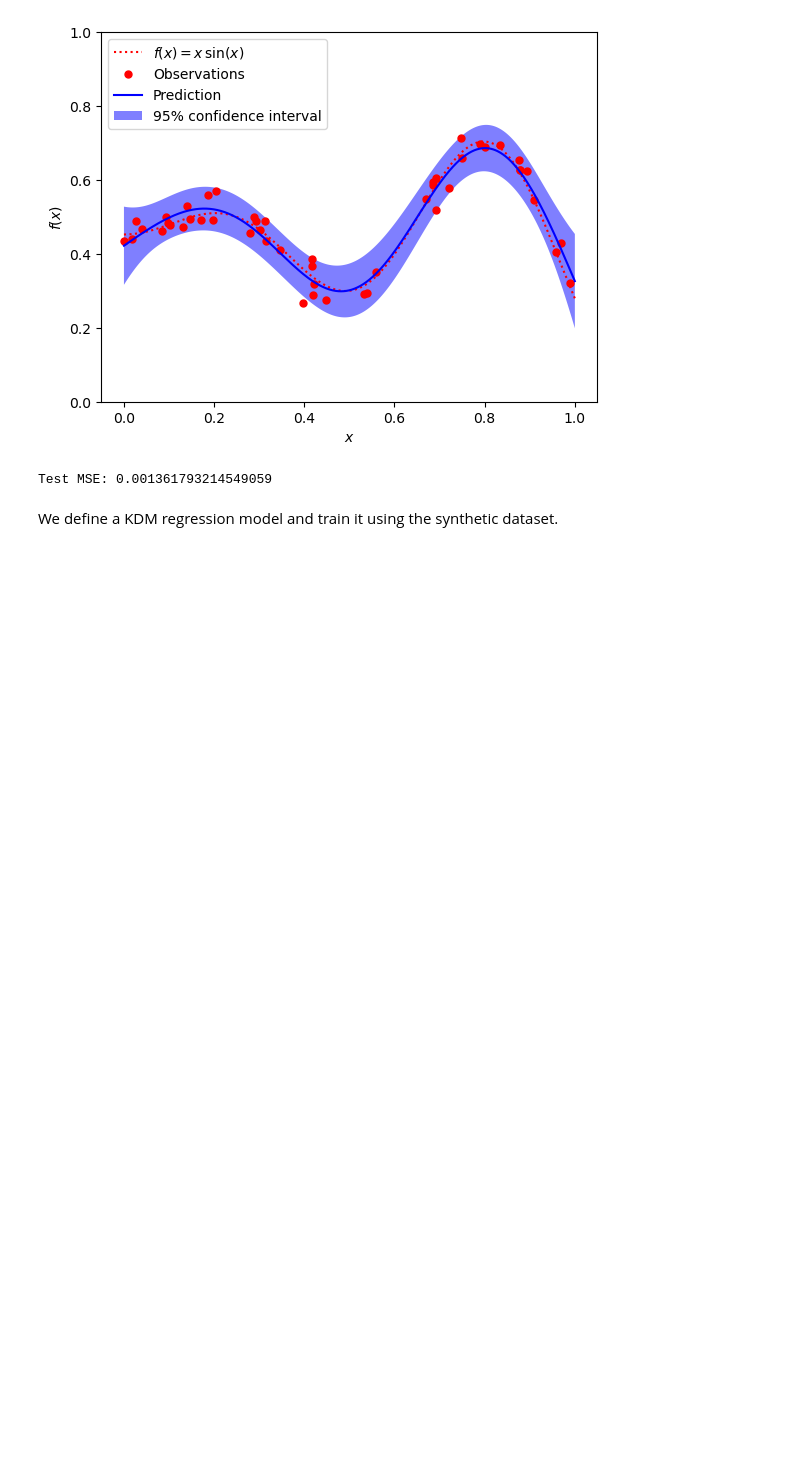
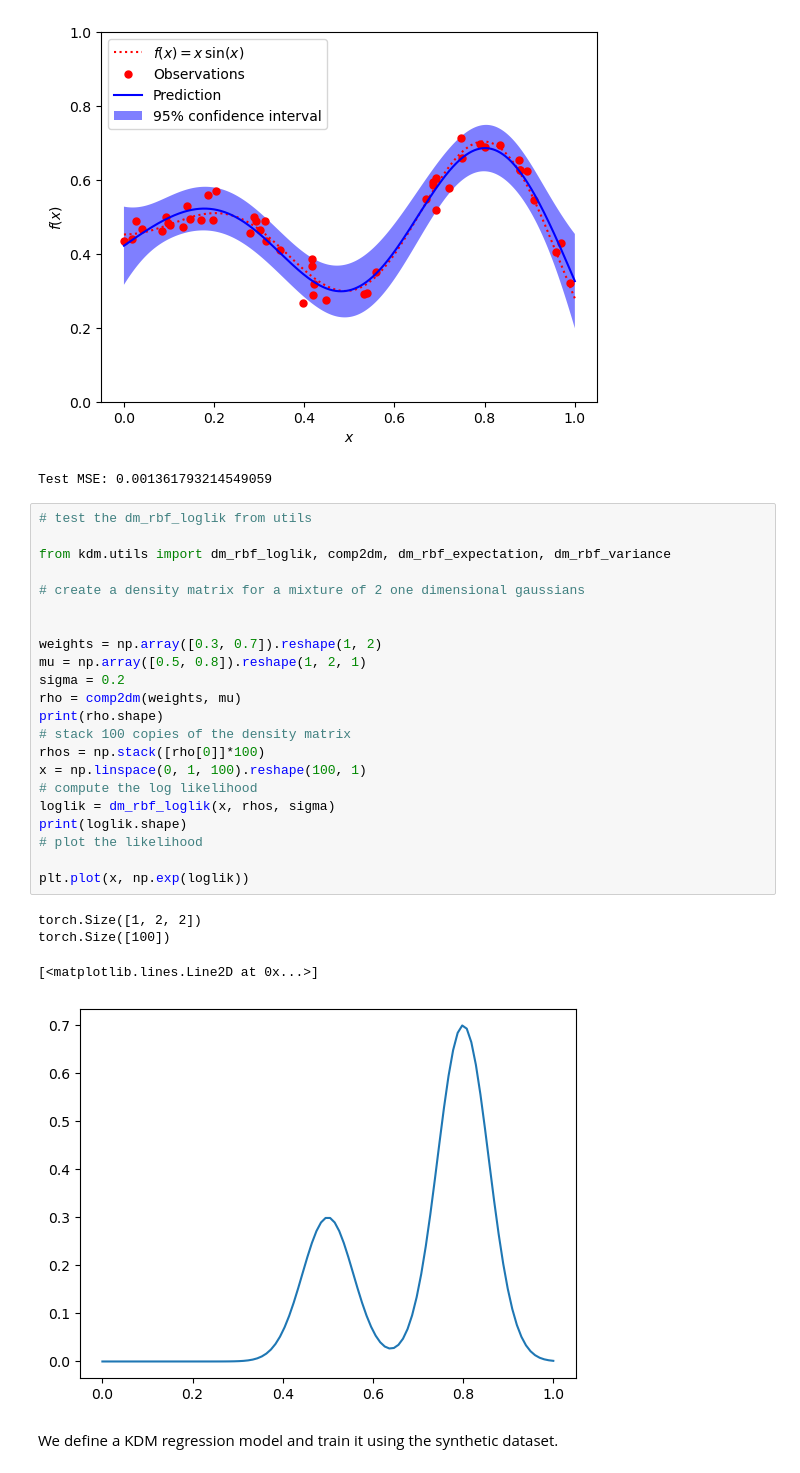
Before and after one commit to fagonzalezo/kdm, a Jupyter notebook: examples/kdm_regression.ipynb, the cells around one changed output. Drawn from its saved outputs; the diff is of its cells as text; blank space fills up the shorter version.

```diff
--- a/examples/kdm_regression.ipynb
+++ b/examples/kdm_regression.ipynb
@@ -90,5 +90,32 @@ print(f"Test MSE: {mean_squared_error(y_test, y_pred_test)}")
 # %% [output]
 [figure]
 Test MSE: 0.001361793214549059
+# %%
+# test the dm_rbf_loglik from utils
+
+from kdm.utils import dm_rbf_loglik, comp2dm, dm_rbf_expectation, dm_rbf_variance
+
+# create a density matrix for a mixture of 2 one dimensional gaussians
+
+
+weights = np.array([0.3, 0.7]).reshape(1, 2)
+mu = np.array([0.5, 0.8]).reshape(1, 2, 1)
+sigma = 0.2
+rho = comp2dm(weights, mu)
+print(rho.shape)
+# stack 100 copies of the density matrix
+rhos = np.stack([rho[0]]*100)
+x = np.linspace(0, 1, 100).reshape(100, 1)
+# compute the log likelihood
+loglik = dm_rbf_loglik(x, rhos, sigma)
+print(loglik.shape)
+# plot the likelihood
+
+plt.plot(x, np.exp(loglik))
+# %% [output]
+torch.Size([1, 2, 2])
+torch.Size([100])
+[<matplotlib.lines.Line2D at 0x...>]
+[figure, added]
 # %% [markdown]
 We define a KDM regression model and train it using the synthetic dataset.
```
Also changed, not shown: parts of 4 cells of this notebook, 4 other files.
